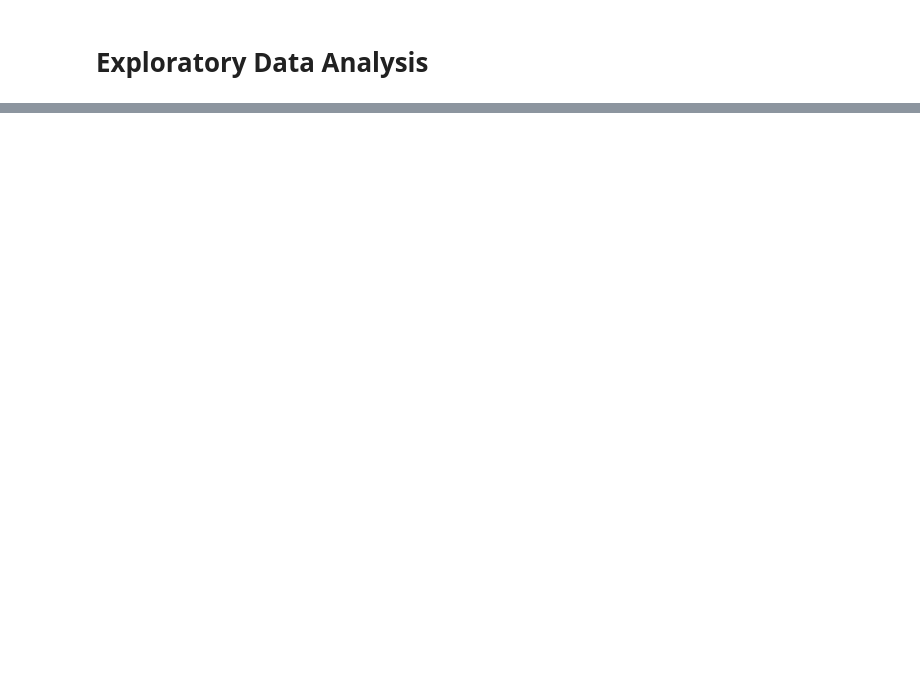
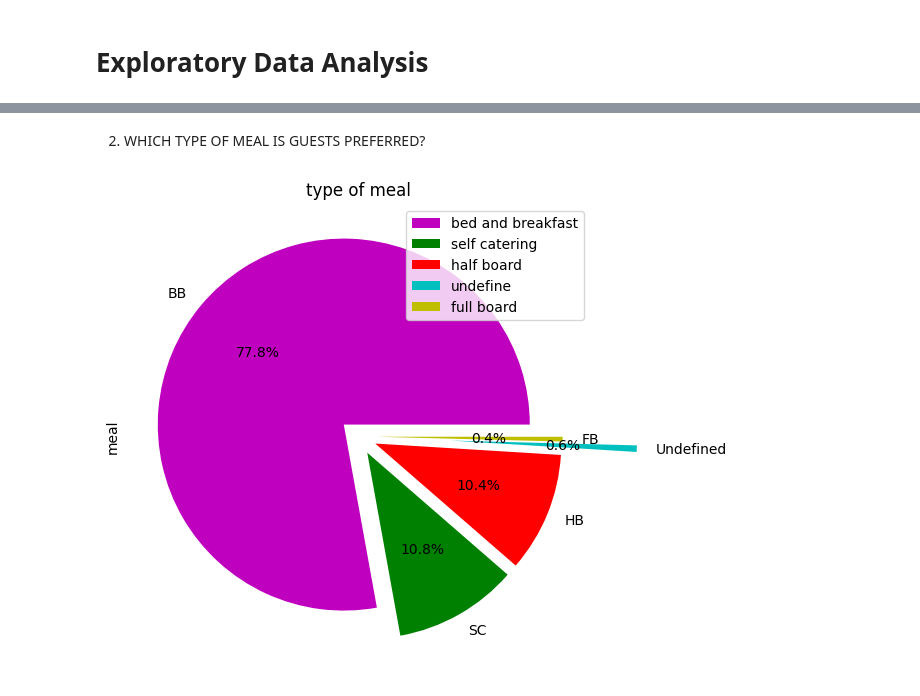
Before and after one commit to vbhsharma7/EDA-hotel-booking-, a Jupyter notebook: Hotel_Booking_Analysis_Capstone_Project.ipynb, the cells around one changed output, grey strips where cells are left out. Saved outputs shown, nothing was run; the diff lists cells and outputs as text; code cells hidden in the pictures; blank space fills up the shorter version.

```diff
--- a/Hotel_Booking_Analysis_Capstone_Project.ipynb
+++ b/Hotel_Booking_Analysis_Capstone_Project.ipynb
@@ -220,0 +268,13 @@ df1.shape
+# %% [markdown]
+2) WHICH TYPE OF MEAL IS GUESTS PREFERRED?
+# %%
+meal_type=df1['meal'].value_counts()
+myexplode=[0.1,0.1,0.1,0.5,0.1]
+colour=['m','g','r','c','y']
+label=['bed and breakfast', 'self catering', 'half board','undefine','full board']
+meal_type.plot.pie( figsize=(6,8), colors=colour, fontsize=10,  explode=myexplode, autopct='%1.1f%%')
+plt.title('type of meal')
+plt.legend(labels=label)
+plt.show()
+# %% [output]
+[figure, added]
```
Also changed, not shown: parts of 27 cells of this notebook.
